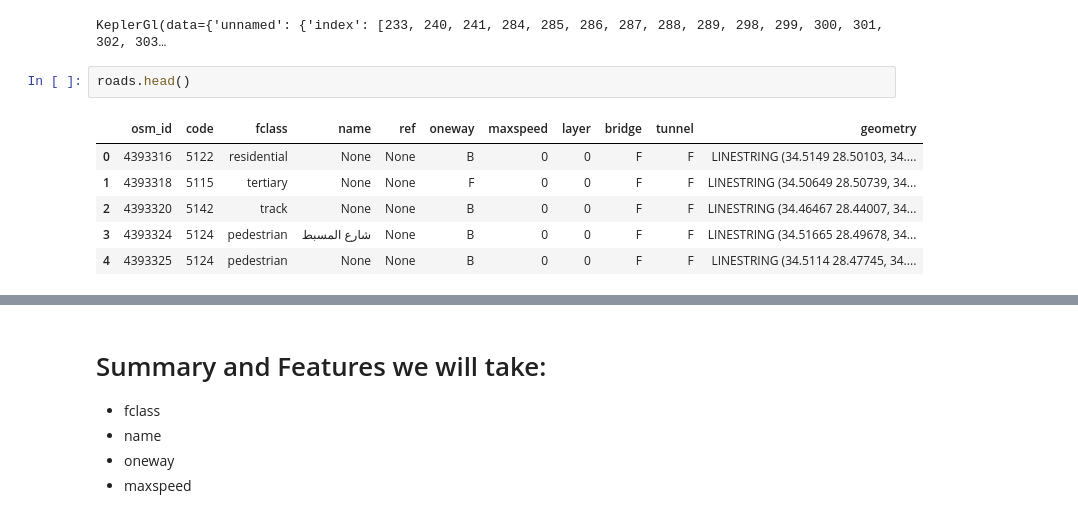
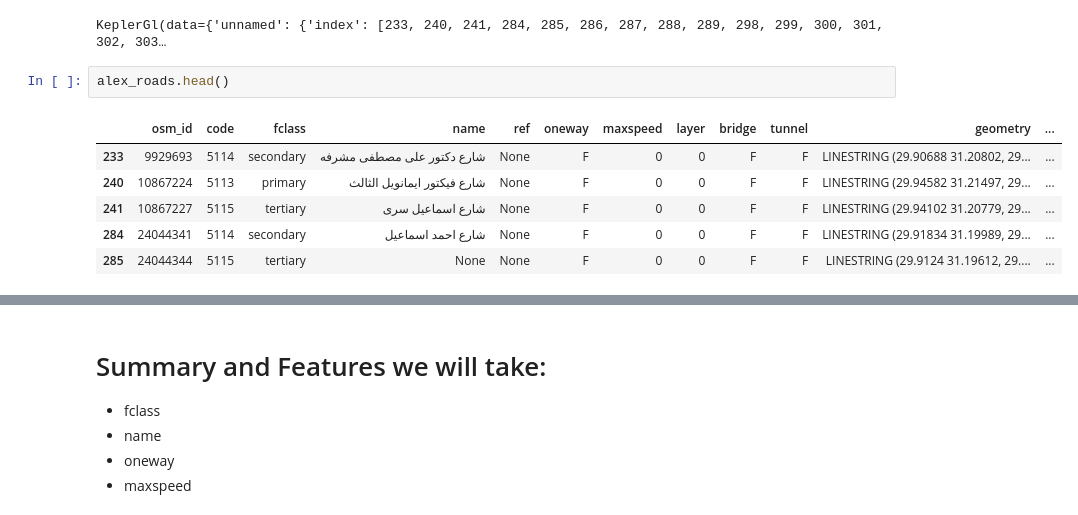
Before and after one commit to nhahub/NHA-022, a Jupyter notebook: notebooks/explore_OSM.ipynb, the cells around one changed output, grey strips where cells are left out. Drawn from its saved outputs; the diff is of its cells as text.

```diff
--- a/notebooks/explore_OSM.ipynb
+++ b/notebooks/explore_OSM.ipynb
@@ -132,11 +137,11 @@ alex_roads_plot
 User Guide: https://docs.kepler.gl/docs/keplergl-jupyter
 KeplerGl(data={'unnamed': {'index': [233, 240, 241, 284, 285, 286, 287, 288, 289, 298, 299, 300, 301, 302, 303…
 # %%
-roads.head()
+alex_roads.head()
 # %% [output]
-|  | osm_id | code | fclass | name | ref | oneway | maxspeed | layer | bridge | tunnel | geometry |
-| 0 | 4393316 | 5122 | residential | None | None | B | 0 | 0 | F | F | LINESTRING (34.5149 28.50103, 34.... |
-| 1 | 4393318 | 5115 | tertiary | None | None | F | 0 | 0 | F | F | LINESTRING (34.50649 28.50739, 34... |
-| 2 | 4393320 | 5142 | track | None | None | B | 0 | 0 | F | F | LINESTRING (34.46467 28.44007, 34... |
-| 3 | 4393324 | 5124 | pedestrian | شارع المسبط | None | B | 0 | 0 | F | F | LINESTRING (34.51665 28.49678, 34... |
-| 4 | 4393325 | 5124 | pedestrian | None | None | B | 0 | 0 | F | F | LINESTRING (34.5114 28.47745, 34.... |
+|  | osm_id | code | fclass | name | ref | oneway | maxspeed | layer | bridge | tunnel | geometry | ... |
+| 233 | 9929693 | 5114 | secondary | شارع دكتور على مصطفى مشرفه | None | F | 0 | 0 | F | F | LINESTRING (29.90688 31.20802, 29... | ... |
+| 240 | 10867224 | 5113 | primary | شارع فيكتور ايمانويل الثالث | None | F | 0 | 0 | F | F | LINESTRING (29.94582 31.21497, 29... | ... |
+| 241 | 10867227 | 5115 | tertiary | شارع اسماعيل سرى | None | F | 0 | 0 | F | F | LINESTRING (29.94102 31.20779, 29... | ... |
+| 284 | 24044341 | 5114 | secondary | شارع احمد اسماعيل | None | F | 0 | 0 | F | F | LINESTRING (29.91834 31.19989, 29... | ... |
+| 285 | 24044344 | 5115 | tertiary | None | None | F | 0 | 0 | F | F | LINESTRING (29.9124 31.19612, 29.... | ... |
```
Also changed, not shown: parts of 8 cells of this notebook, 15 other files.
